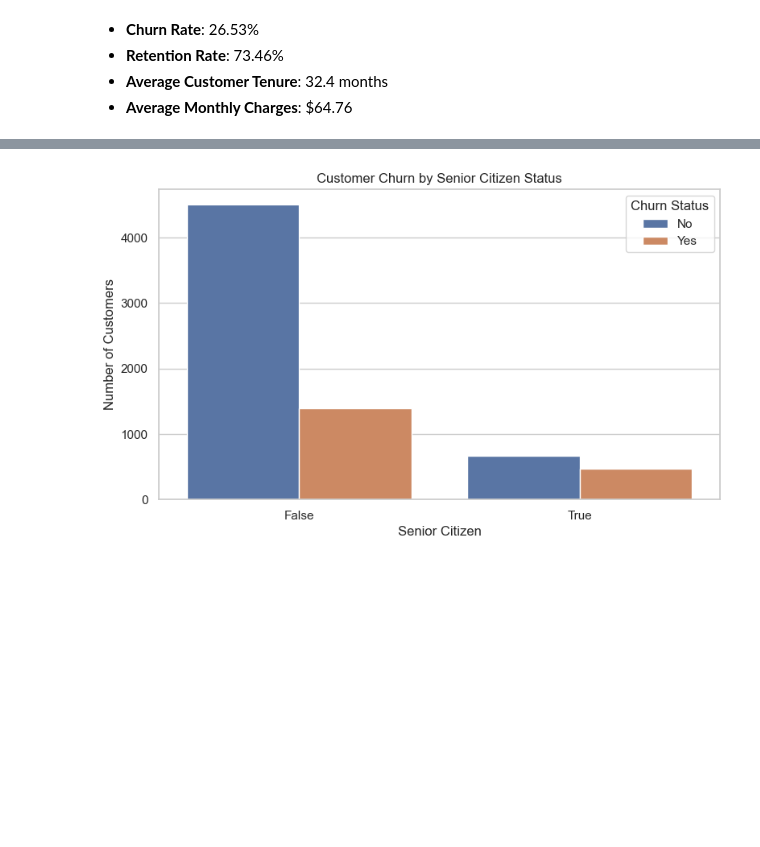
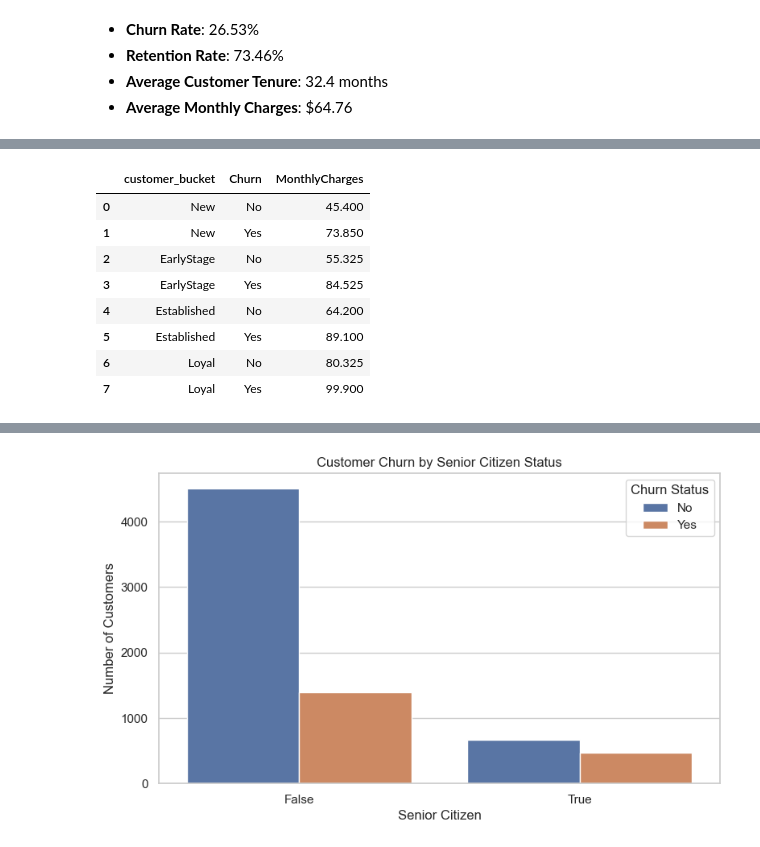
Before and after one commit to CaptianGhost/Telco_Customer_Churn-EDA, a Jupyter notebook: Telco_Customer_Churn-EDA.ipynb, the cells around one changed output, grey strips where cells are left out. Saved outputs shown, nothing was run; the diff lists cells and outputs as text; code cells hidden in the pictures; blank space fills up the shorter version.

```diff
--- a/Telco_Customer_Churn-EDA.ipynb
+++ b/Telco_Customer_Churn-EDA.ipynb
@@ -137,0 +156,13 @@ dtype: float64
+# %%
+# Calculate median MonthlyCharges by customer bucket and churn status
+df.groupby(['customer_bucket', 'Churn'],observed=True)['MonthlyCharges'].median().reset_index()
+# %% [output]
+|  | customer_bucket | Churn | MonthlyCharges |
+| 0 | New | No | 45.400 |
+| 1 | New | Yes | 73.850 |
+| 2 | EarlyStage | No | 55.325 |
+| 3 | EarlyStage | Yes | 84.525 |
+| 4 | Established | No | 64.200 |
+| 5 | Established | Yes | 89.100 |
+| 6 | Loyal | No | 80.325 |
+| 7 | Loyal | Yes | 99.900 |
```
Also changed, not shown: parts of 17 cells of this notebook, 1 other file.
